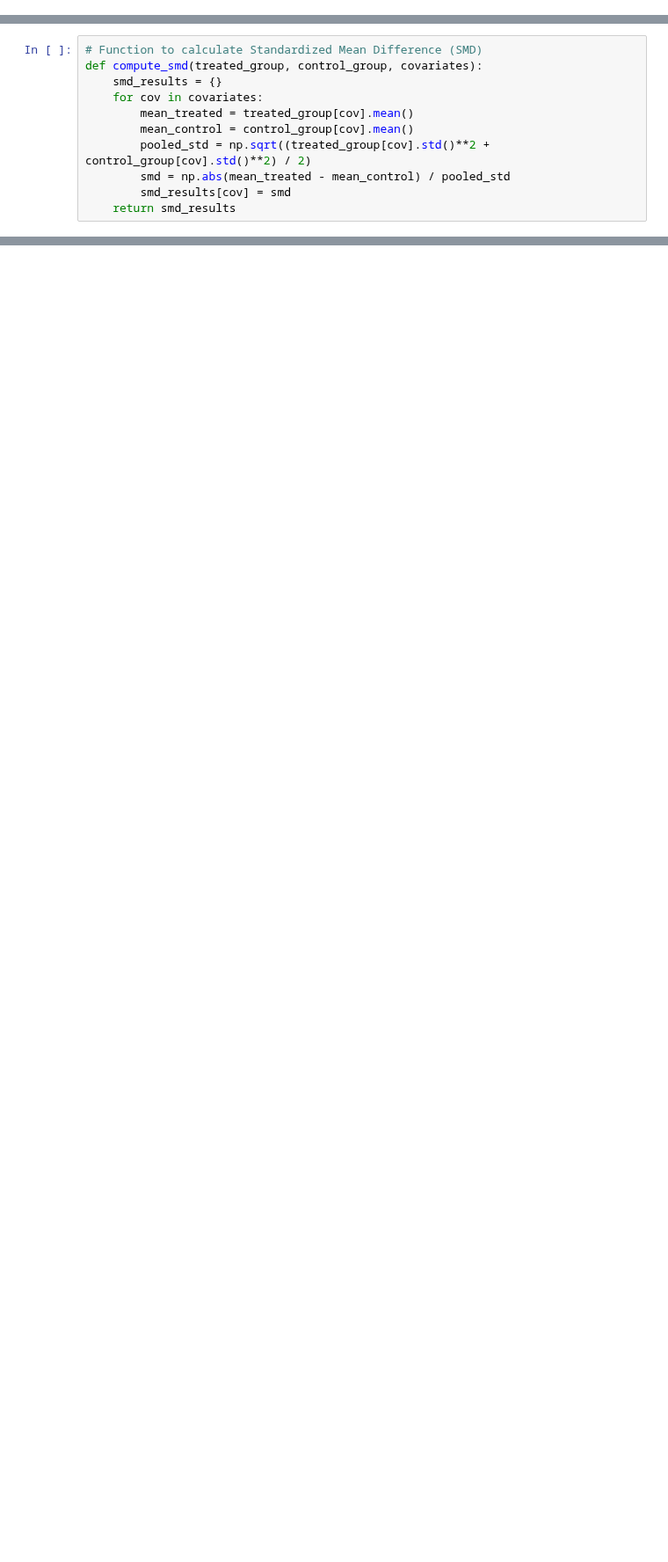
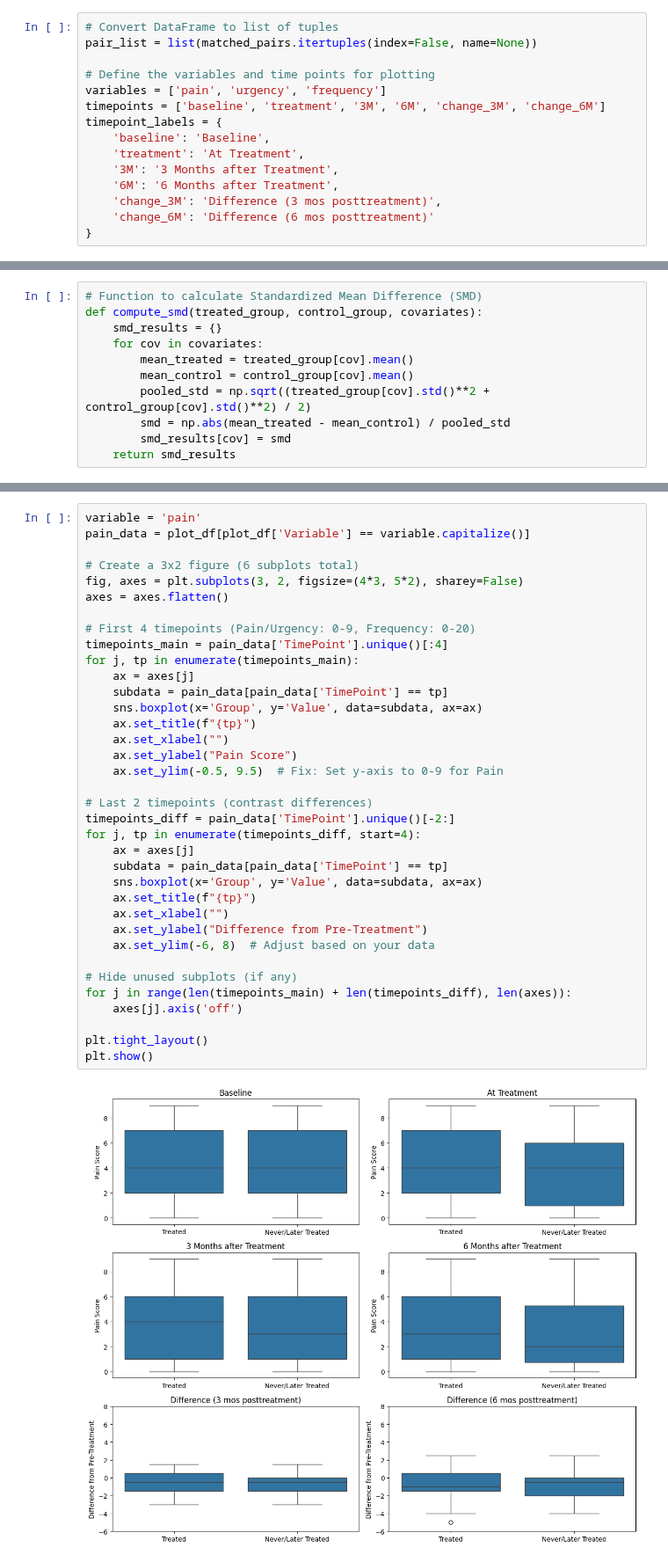
Before and after one commit to rieljasperapos/Assignment_1_Data_Analytics, a Jupyter notebook: balanced-risk-set-matching.ipynb, the cells around one changed output, grey strips where cells are left out. Shown at 88% size. Cells and saved outputs as stored; diff of their text form; blank space fills up the shorter version.

Commit message:
feat: added graphical presentation and placed box plots at the bottom

```diff
--- a/balanced-risk-set-matching.ipynb
+++ b/balanced-risk-set-matching.ipynb
@@ -199,0 +297,15 @@ Mahalanobis Distance After Matching: 1.191
+# %%
+# Convert DataFrame to list of tuples
+pair_list = list(matched_pairs.itertuples(index=False, name=None))
+
+# Define the variables and time points for plotting
+variables = ['pain', 'urgency', 'frequency']
+timepoints = ['baseline', 'treatment', '3M', '6M', 'change_3M', 'change_6M']
+timepoint_labels = {
+    'baseline': 'Baseline',
+    'treatment': 'At Treatment',
+    '3M': '3 Months after Treatment',
+    '6M': '6 Months after Treatment',
+    'change_3M': 'Difference (3 mos posttreatment)',
+    'change_6M': 'Difference (6 mos posttreatment)'
+}
@@ -277,0 +451,38 @@ plt.show()
+# %%
+variable = 'pain'
+pain_data = plot_df[plot_df['Variable'] == variable.capitalize()]
+
+# Create a 3x2 figure (6 subplots total)
+fig, axes = plt.subplots(3, 2, figsize=(4*3, 5*2), sharey=False)
+axes = axes.flatten()
+
+# First 4 timepoints (Pain/Urgency: 0-9, Frequency: 0-20)
+timepoints_main = pain_data['TimePoint'].unique()[:4]
+for j, tp in enumerate(timepoints_main):
+    ax = axes[j]
+    subdata = pain_data[pain_data['TimePoint'] == tp]
+    sns.boxplot(x='Group', y='Value', data=subdata, ax=ax)
+    ax.set_title(f"{tp}")
+    ax.set_xlabel("")
+    ax.set_ylabel("Pain Score")
+    ax.set_ylim(-0.5, 9.5)  # Fix: Set y-axis to 0-9 for Pain
+
+# Last 2 timepoints (contrast differences)
+timepoints_diff = pain_data['TimePoint'].unique()[-2:]
+for j, tp in enumerate(timepoints_diff, start=4):
+    ax = axes[j]
+    subdata = pain_data[pain_data['TimePoint'] == tp]
+    sns.boxplot(x='Group', y='Value', data=subdata, ax=ax)
+    ax.set_title(f"{tp}")
+    ax.set_xlabel("")
+    ax.set_ylabel("Difference from Pre-Treatment")
+    ax.set_ylim(-6, 8)  # Adjust based on your data
+
+# Hide unused subplots (if any)
+for j in range(len(timepoints_main) + len(timepoints_diff), len(axes)):
+    axes[j].axis('off')
+
+plt.tight_layout()
+plt.show()
+# %% [output]
+[figure, added]
```
Also changed, not shown: parts of 10 cells of this notebook.
